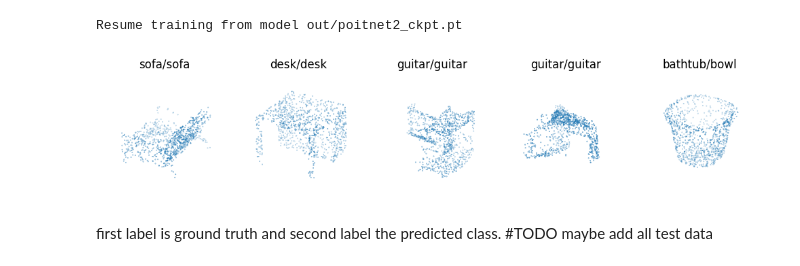
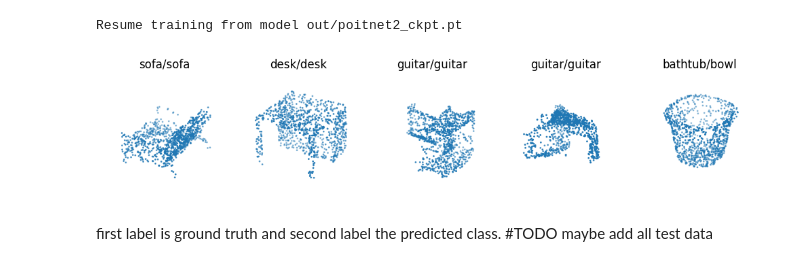
Before and after one commit to phdattien/PathPredict3d, a Jupyter notebook: notebook.ipynb, the cells around one changed output. Cells and saved outputs as stored; diff of their text form; code cells hidden in the pictures.

```diff
--- a/notebook.ipynb
+++ b/notebook.ipynb
@@ -89,24 +99,26 @@ Resume training from model out/poitnet2_ckpt.pt
 # %%
 fig = plt.figure(figsize=(10, 10))
 
 for i, idx in enumerate(indices):
     xyz, class_name = dset[idx]
     xyz = torch.from_numpy(xyz).to(torch.float32).to(device)
     xyz = xyz.unsqueeze(0)
     logits = model(xyz)
     pred = logits.argmax(dim=1, keepdim=True).item()
     pred = dset.to_class(pred)
     xyz = np.asarray(xyz.cpu()).squeeze()
 
+
+
     ax = fig.add_subplot(1, 5, i+1, projection='3d')
-    ax.scatter(xyz[:, 0], xyz[:, 1], xyz[:, 2], s=0.1)
+    ax.scatter(xyz[:, 0], xyz[:, 1], xyz[:, 2], s=1)
     ax.set_title(f"{dset.to_class(class_name)}/{pred}")
     ax.axis('off')
 
 plt.tight_layout()
 plt.show()
 # %% [output]
-[figure, old version]
+[figure, new version]
 # %% [markdown]
 first label is ground truth and second label the predicted class. #TODO maybe add all test data
 # %% [markdown]
```
Also changed, not shown: parts of 7 cells of this notebook.
